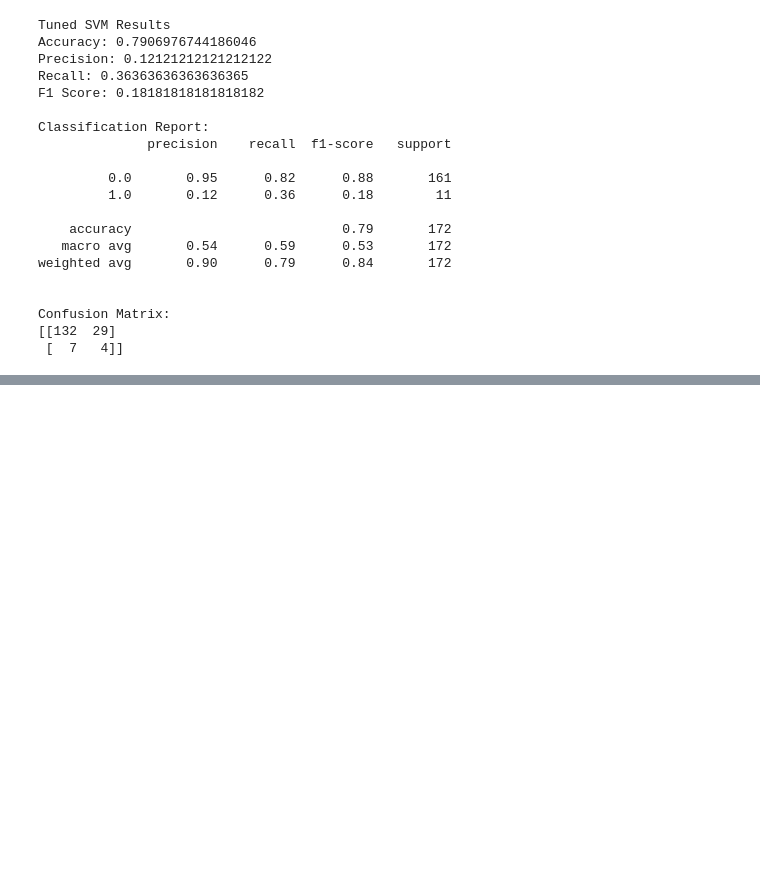
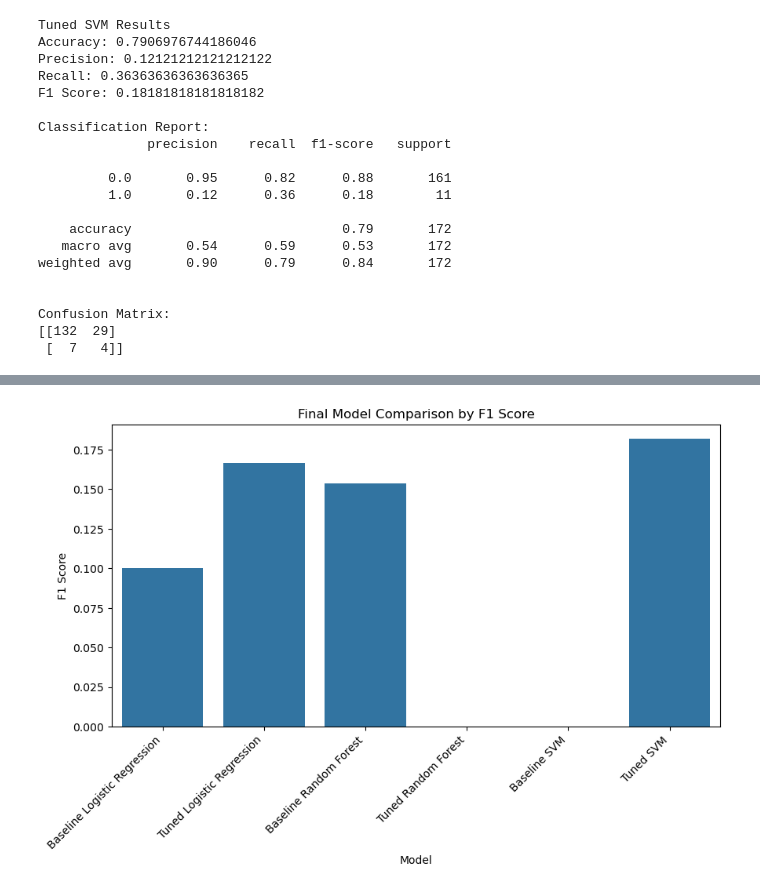
Before and after one commit to kawthar-shameseldeen/Cervical-Cancer, a Jupyter notebook: notebook/cervical_cancer_analysis.ipynb, the cells around one changed output, grey strips where cells are left out. Cells and saved outputs as stored; diff of their text form; code cells hidden in the pictures; blank space fills up the shorter version.

Commit message:
comparing models

```diff
--- a/notebook/cervical_cancer_analysis.ipynb
+++ b/notebook/cervical_cancer_analysis.ipynb
@@ -760,0 +767,27 @@ Confusion Matrix:
+# %%
+final_results = []
+
+def evaluate_model(model_name, model, X_test, y_test):
+    y_pred = model.predict(X_test)
+
+    return {
+        "Model": model_name,
+        "Accuracy": accuracy_score(y_test, y_pred),
+        "Precision": precision_score(y_test, y_pred, zero_division=0),
+        "Recall": recall_score(y_test, y_pred, zero_division=0),
+        "F1 Score": f1_score(y_test, y_pred, zero_division=0),
+        "Confusion Matrix": confusion_matrix(y_test, y_pred)
+    }
+
+final_results.append(evaluate_model("Baseline Logistic Regression", models["Logistic Regression"], X_test, y_test))
+final_results.append(evaluate_model("Tuned Logistic Regression", best_log_reg_model, X_test, y_test))
+
+final_results.append(evaluate_model("Baseline Random Forest", models["Random Forest"], X_test, y_test))
+final_results.append(evaluate_model("Tuned Random Forest", best_rf_model, X_test, y_test))
+
+final_results.append(evaluate_model("Baseline SVM", models["SVM"], X_test, y_test))
+final_results.append(evaluate_model("Tuned SVM", best_svm_model, X_test, y_test))
+
+final_results_df = pd.DataFrame(final_results)
+
+final_results_df
@@ -760,0 +822,10 @@ Confusion Matrix:
+# %%
+plt.figure(figsize=(10, 5))
+sns.barplot(data=final_results_df, x="Model", y="F1 Score")
+plt.title("Final Model Comparison by F1 Score")
+plt.xlabel("Model")
+plt.ylabel("F1 Score")
+plt.xticks(rotation=45, ha="right")
+plt.show()
+# %% [output]
+[figure, added]
```
Also changed, not shown: parts of 7 cells of this notebook.
